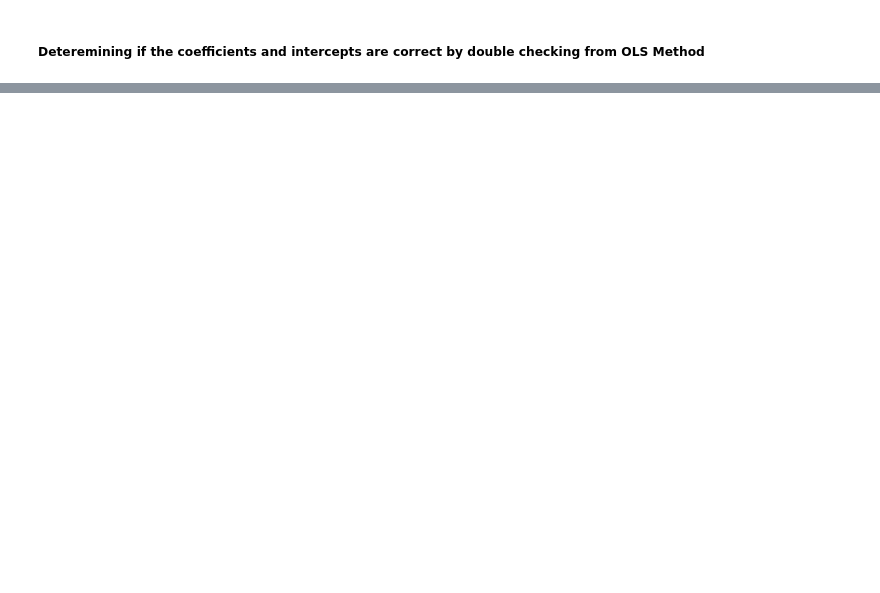
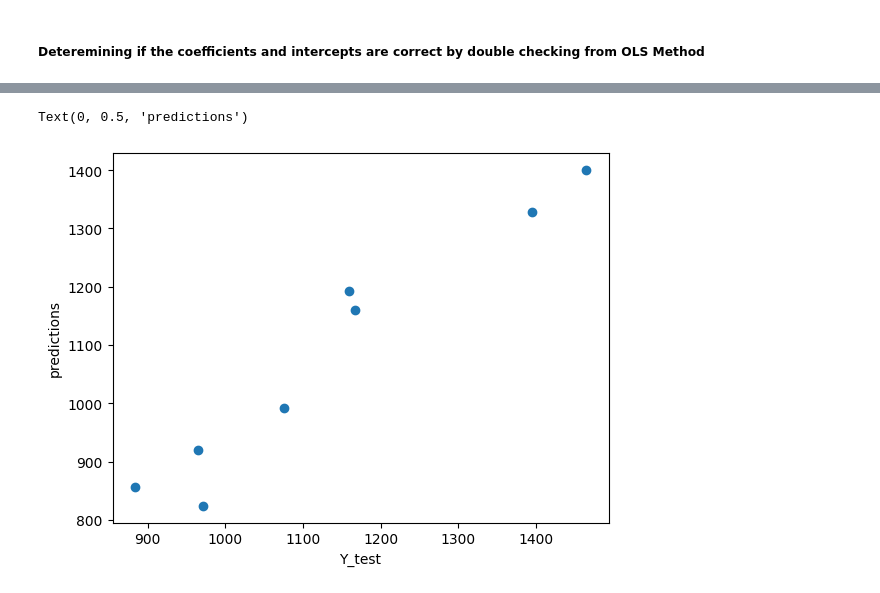
Before and after one commit to tahaftm/Udemy-ML, a Jupyter notebook: Lectures/Linear Regression/Multiple linear regression.ipynb, the cells around one changed output, grey strips where cells are left out. Cells and saved outputs as stored; diff of their text form; code cells hidden in the pictures; blank space fills up the shorter version.

```diff
--- a/Lectures/Linear Regression/Multiple linear regression.ipynb
+++ b/Lectures/Linear Regression/Multiple linear regression.ipynb
@@ -151,3 +187,10 @@ OLS Regression Results
 Notes:
 [1] R² is computed without centering (uncentered) since the model does not contain a constant.
 [2] Standard Errors assume that the covariance matrix of the errors is correctly specified.
+# %%
+plt.scatter(Y_test, pred)
+plt.xlabel("Y_test")
+plt.ylabel("predictions")
+# %% [output]
+Text(0, 0.5, 'predictions')
+[figure, added]
```
Also changed, not shown: parts of 8 cells of this notebook.
